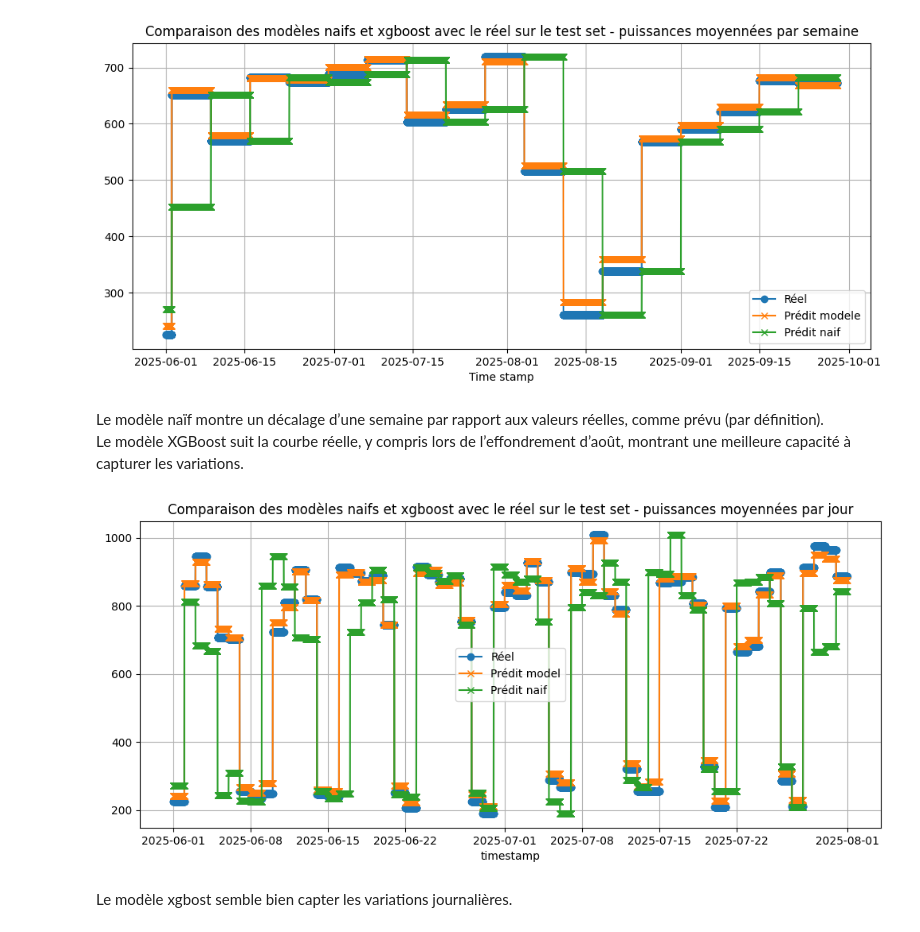
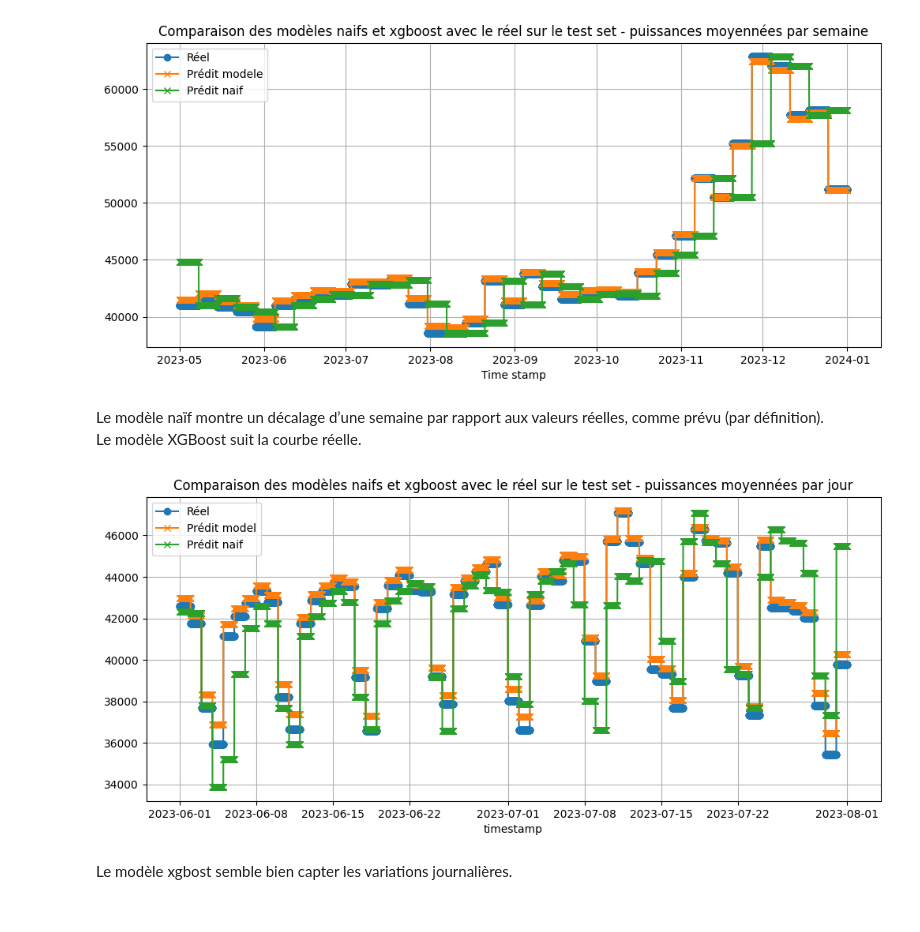
Before and after one commit to Tiphainell/RTE_Consumption_forecast, a Jupyter notebook: Notebooks/Validation.ipynb, the cells around one changed output. Drawn from its saved outputs; the diff is of its cells as text; code cells hidden in the pictures.

```diff
--- a/Notebooks/Validation.ipynb
+++ b/Notebooks/Validation.ipynb
@@ -80,8 +83,8 @@ y_pred_forecast=prediction_in_production(y_pred_model,step_hour)
 #construction de test pour contenir toutes les prédictions (model, naif) et valeurs réelles
 test=X_test
 test["y_pred"] = y_pred_forecast
-test["y_naif"]=test["average_imported_power_kw_lag_672"]
-test["y_true"]=test["average_imported_power_kw"]
+test["y_naif"]=test["Consommation_lag_672"]
+test["y_true"]=test["Consommation"]
 test['timestamp'] = pd.to_datetime(test[['year', 'month', 'day', 'hour', 'minute']])
 # %%
 #calcul de la MAE en production
@@ -116,30 +138,30 @@ plt.legend()
 plt.grid(True)
 plt.show()
 # %% [output]
-[figure, old version]
+[figure, new version]
 # %% [markdown]
 Le modèle naïf montre un décalage d’une semaine par rapport aux valeurs réelles, comme prévu (par définition).
-Le modèle XGBoost suit la courbe réelle, y compris lors de l’effondrement d’août, montrant une meilleure capacité à capturer les variations.
+Le modèle XGBoost suit la courbe réelle.
 # %%
 #Comparaison des puissances journalières
-start = pd.Timestamp("2025-06-01")
-end = pd.Timestamp("2025-08-01")  # exclusif
+start = pd.Timestamp("2023-06-01")
+end = pd.Timestamp("2023-08-01")  # exclusif
 subset = test[(test["timestamp"] >= start) & (test["timestamp"] < end)]
 
 # 4️⃣ Plot
 plt.figure(figsize=(12,5))
 plt.plot(subset["timestamp"], subset["y_true_day_avg"], label="Réel", marker='o')
 plt.plot(subset["timestamp"], subset["y_pred_day_avg"], label="Prédit model", marker='x')
 plt.plot(subset["timestamp"], subset["y_naif_day_avg"], label="Prédit naif", marker='x')
 
 plt.xlabel("timestamp")
 #plt.ylabel(column_y)
 plt.title("Comparaison des modèles naifs et xgboost avec le réel sur le test set - puissances moyennées par jour")
 plt.legend()
 plt.grid(True)
 plt.show()
 # %% [output]
-[figure, old version]
+[figure, new version]
 # %% [markdown]
 Le modèle xgbost semble bien capter les variations journalières.
 # %%
```
Also changed, not shown: parts of 6 cells of this notebook.
